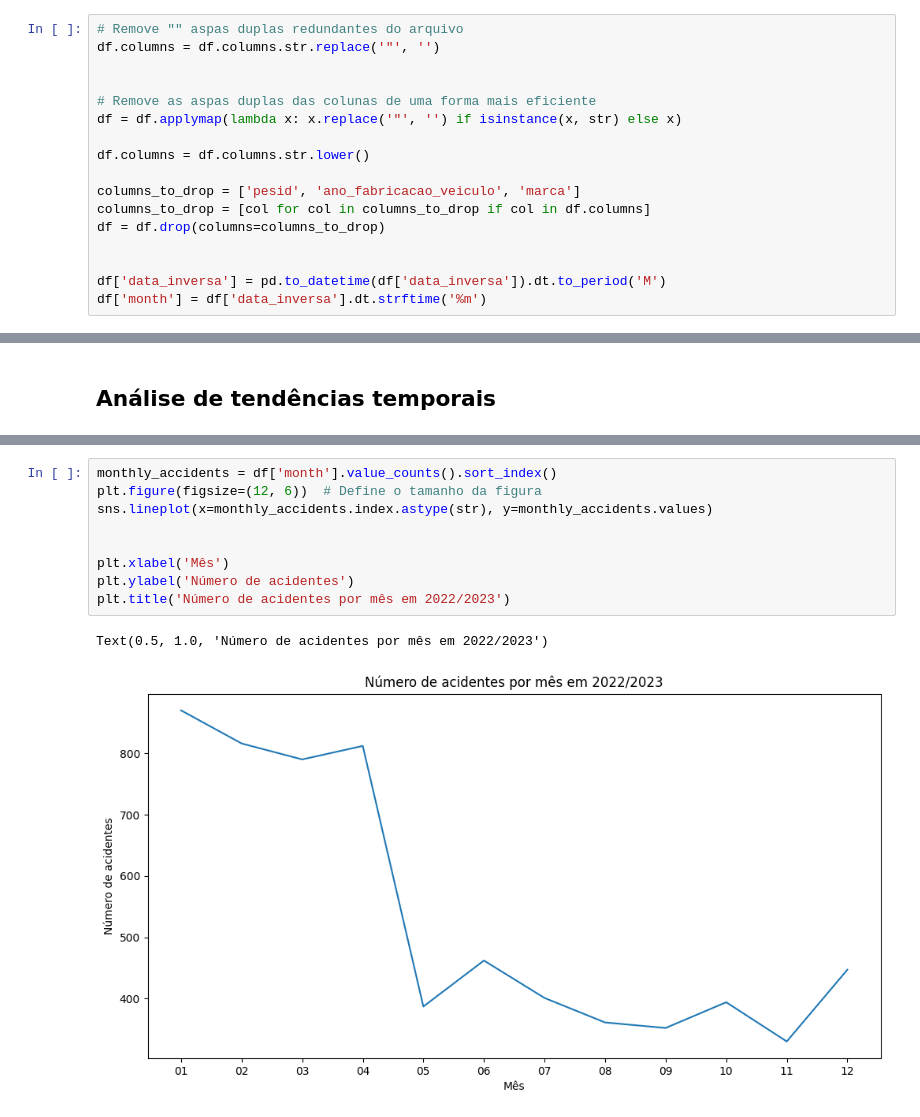
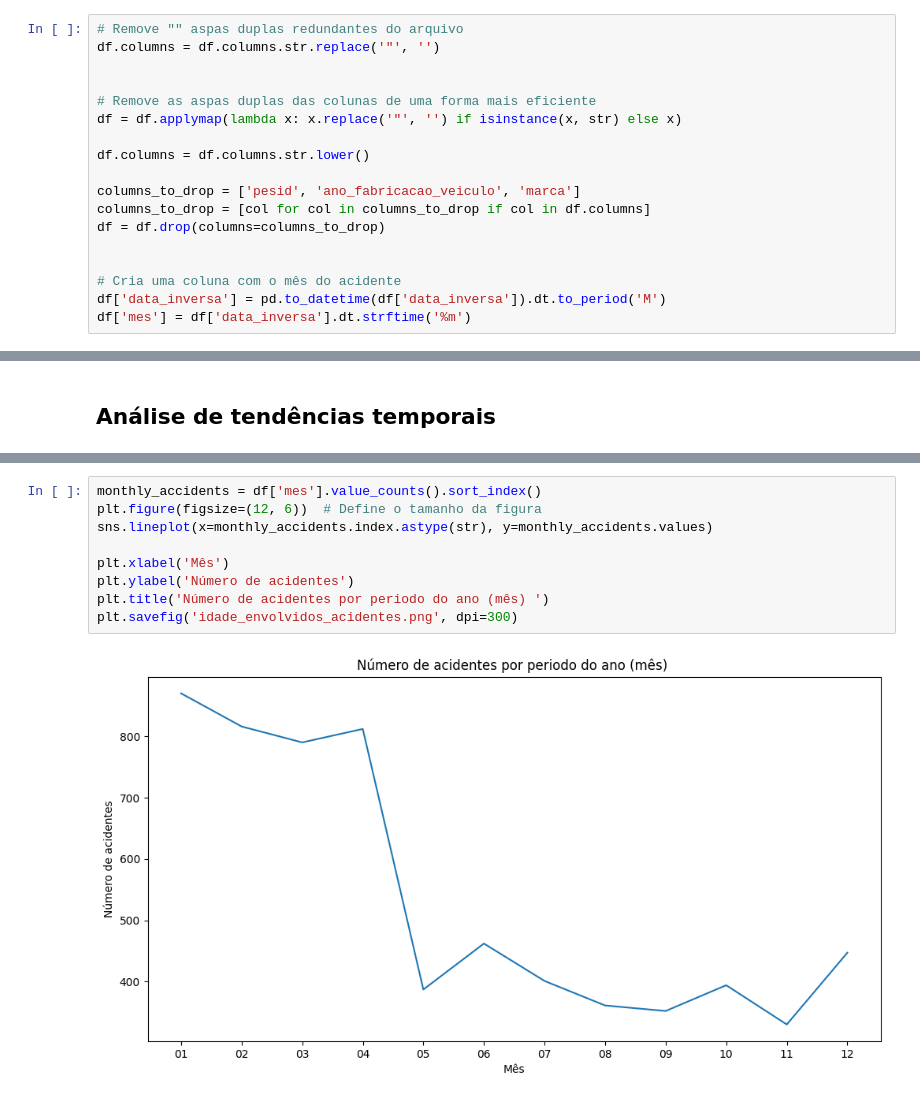
Before and after one commit to yotta0/Projeto-Big-Data, a Jupyter notebook: aed_e_ml.ipynb, the cells around one changed output, grey strips where cells are left out. Cells and saved outputs as stored; diff of their text form.

```diff
--- a/aed_e_ml.ipynb
+++ b/aed_e_ml.ipynb
@@ -74,8 +78,9 @@ columns_to_drop = [col for col in columns_to_drop if col in df.columns]
 df = df.drop(columns=columns_to_drop)
 
 
+# Cria uma coluna com o mês do acidente
 df['data_inversa'] = pd.to_datetime(df['data_inversa']).dt.to_period('M')
-df['month'] = df['data_inversa'].dt.strftime('%m')
+df['mes'] = df['data_inversa'].dt.strftime('%m')
 # %%
 # Entendendo o dataset
 # print(df.shape)
@@ -197,12 +181,11 @@ Length: 16, dtype: period[M]
 # %%
-monthly_accidents = df['month'].value_counts().sort_index()
+monthly_accidents = df['mes'].value_counts().sort_index()
 plt.figure(figsize=(12, 6))  # Define o tamanho da figura
 sns.lineplot(x=monthly_accidents.index.astype(str), y=monthly_accidents.values)
 
-
 plt.xlabel('Mês')
 plt.ylabel('Número de acidentes')
-plt.title('Número de acidentes por mês em 2022/2023')
+plt.title('Número de acidentes por periodo do ano (mês) ')
+plt.savefig('idade_envolvidos_acidentes.png', dpi=300)
 # %% [output]
-Text(0.5, 1.0, 'Número de acidentes por mês em 2022/2023')
-[figure, old version]
+[figure, new version]
```
Also changed, not shown: parts of 11 cells of this notebook.
